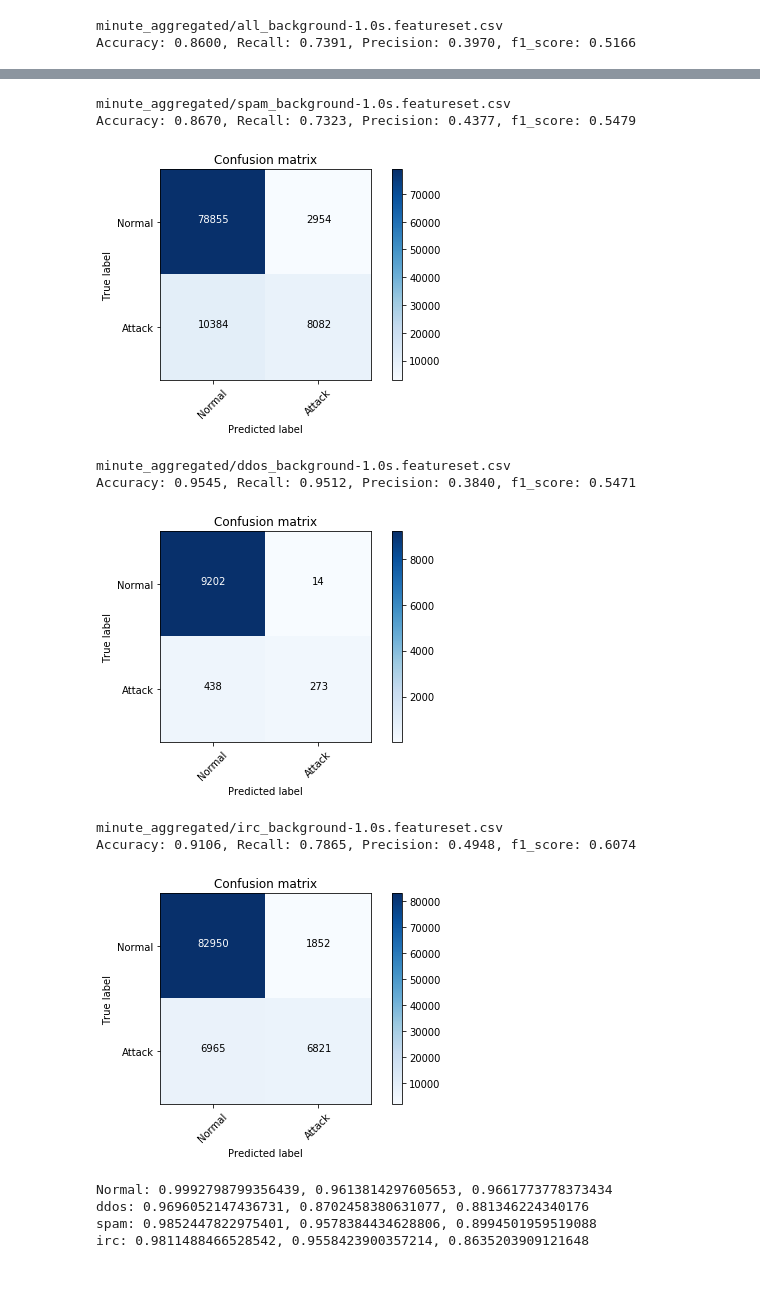
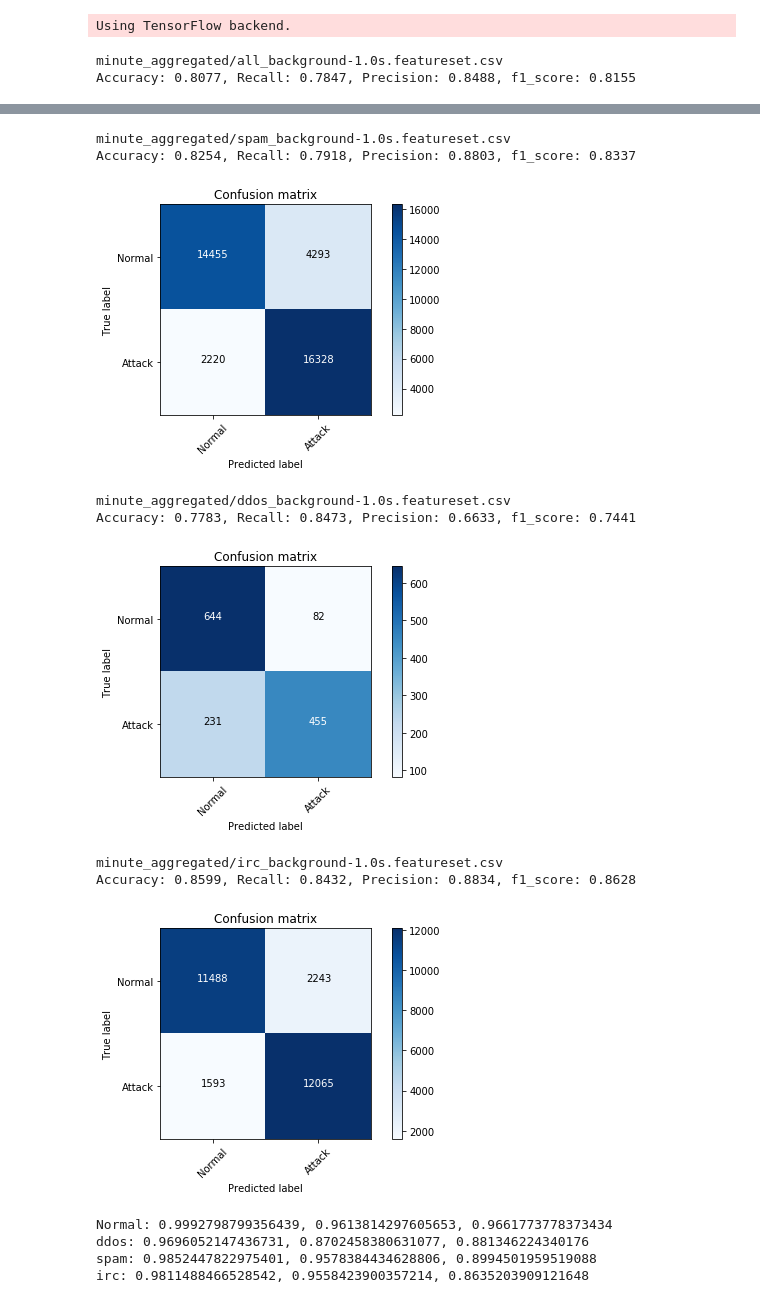
Before and after one commit to SpokenBanana/lambda-code, a Jupyter notebook: ddos-detection/Detecting Attacks.ipynb, the cells around one changed output, grey strips where cells are left out. Drawn from its saved outputs; the diff is of its cells as text; code cells hidden in the pictures.

```diff
--- a/ddos-detection/Detecting Attacks.ipynb
+++ b/ddos-detection/Detecting Attacks.ipynb
@@ -12,11 +12,12 @@ files = ['minute_aggregated/all_background-1.0s.featureset.csv']
 files += ['minute_aggregated/{}_background-1.0s.featureset.csv'.format(attack) for attack in attacks]
 for f in files:
     print(f)
-    xtrain, xtest, ytrain, ytest = get_specific_features_from(f, Summarizer().features, has_bots_and_attack=f == 'minute_aggregated/all_background-1.0s.featureset.csv')
+    xtrain, xtest, ytrain, ytest = get_specific_features_from(f, Summarizer().features, has_bots_and_attack=f == 'minute_aggregated/all_background-1.0s.featureset.csv', sample=True)
     clf = rf_train(xtrain, ytrain)
     results = test_dict(clf, xtest, ytest)
     print('Accuracy: {accuracy:.4f}, Recall: {recall:.4f}, Precision: {precision:.4f}, f1_score: {f1_score:.4f}'.format(**results), '\n')
     plot_confusion_matrix(results['confusion_matrix'], ['Normal', 'Attack'])
 # %% [output]
-minute_aggregated/all_background-1.0s.featureset.csv
-Accuracy: 0.8600, Recall: 0.7391, Precision: 0.3970, f1_score: 0.5166
+Using TensorFlow backend.
+minute_aggregated/all_background-1.0s.featureset.csv
+Accuracy: 0.8077, Recall: 0.7847, Precision: 0.8488, f1_score: 0.8155
@@ -24,12 +25,12 @@ Accuracy: 0.8600, Recall: 0.7391, Precision: 0.3970, f1_score: 0.5166
-minute_aggregated/spam_background-1.0s.featureset.csv
-Accuracy: 0.8670, Recall: 0.7323, Precision: 0.4377, f1_score: 0.5479
+minute_aggregated/spam_background-1.0s.featureset.csv
+Accuracy: 0.8254, Recall: 0.7918, Precision: 0.8803, f1_score: 0.8337
-[figure, old version]
+[figure, new version]
-minute_aggregated/ddos_background-1.0s.featureset.csv
-Accuracy: 0.9545, Recall: 0.9512, Precision: 0.3840, f1_score: 0.5471
+minute_aggregated/ddos_background-1.0s.featureset.csv
+Accuracy: 0.7783, Recall: 0.8473, Precision: 0.6633, f1_score: 0.7441
-[figure, old version]
+[figure, new version]
-minute_aggregated/irc_background-1.0s.featureset.csv
-Accuracy: 0.9106, Recall: 0.7865, Precision: 0.4948, f1_score: 0.6074
+minute_aggregated/irc_background-1.0s.featureset.csv
+Accuracy: 0.8599, Recall: 0.8432, Precision: 0.8834, f1_score: 0.8628
-[figure, old version]
+[figure, new version]
 # %%
 # Detecting Attacks
 from botnet_detection import summary_of_detection, rf_train, test_dict, test, get_specific_features_from
```
Also changed, not shown: parts of 2 cells of this notebook, 1 other file.
